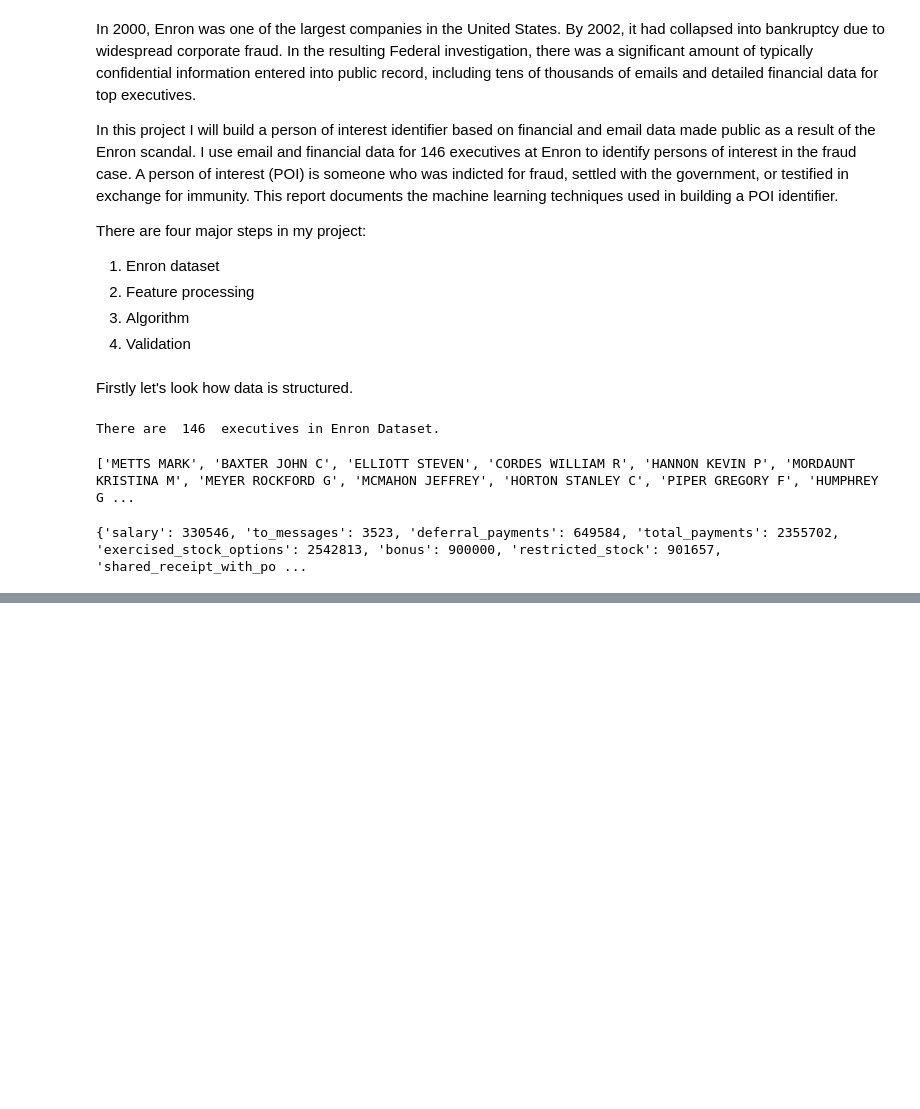
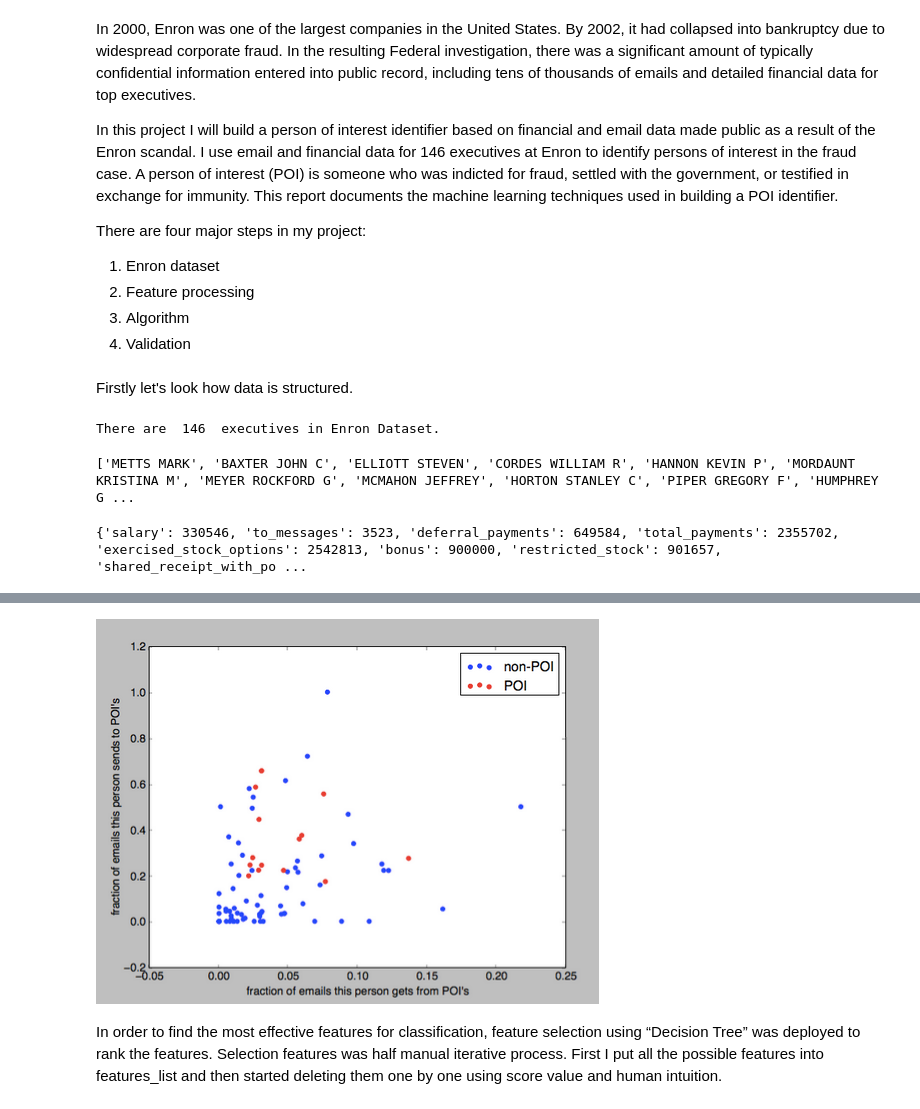
Before and after one commit to DariaAlekseeva/Enron_Dataset, a Jupyter notebook: Enron POI Detector Project Assignment.ipynb, the cells around one changed output, grey strips where cells are left out. Drawn from its saved outputs; the diff is of its cells as text; code cells hidden in the pictures; blank space fills up the shorter version.

```diff
--- a/Enron POI Detector Project Assignment.ipynb
+++ b/Enron POI Detector Project Assignment.ipynb
@@ -72,0 +148,6 @@ NameError: name 'ls' is not defined
+# %%
+Image(filename='data_poi_nonpoi.png')
+# %% [output]
+[figure, added]
+# %% [markdown]
+In order to find the most effective features for classification, feature selection using “Decision Tree”  was deployed to rank the features. Selection features was half manual iterative process. First I put all the possible features into features_list and then started deleting them one by one using score value and human intuition.
```
Also changed, not shown: parts of 25 cells of this notebook.
